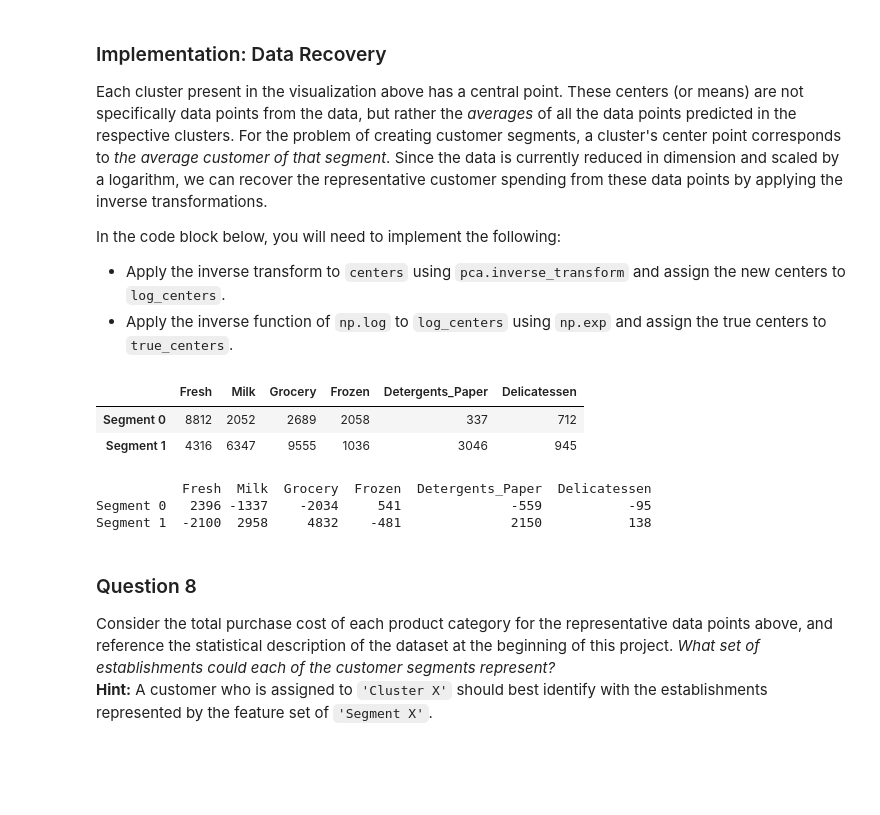
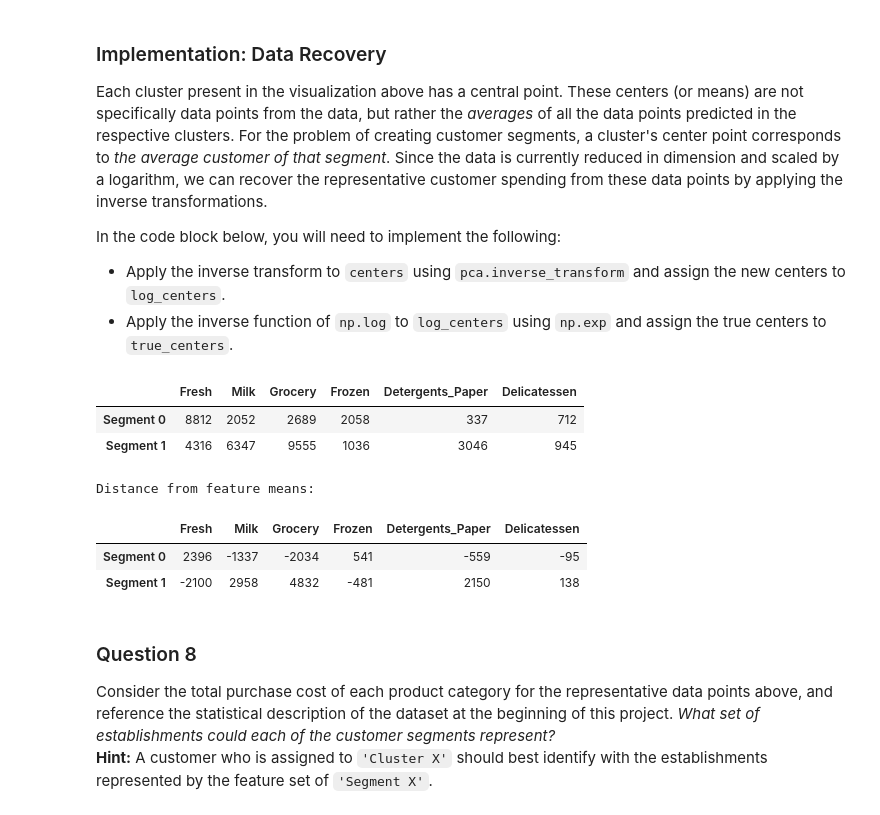
Before and after one commit to drpjm/udacity-mle-project3, a Jupyter notebook: customer_segments/customer_segments.ipynb, the cells around one changed output. Drawn from its saved outputs; the diff is of its cells as text; code cells hidden in the pictures; blank space fills up the shorter version.

```diff
--- a/customer_segments/customer_segments.ipynb
+++ b/customer_segments/customer_segments.ipynb
@@ -552,25 +555,27 @@ In the code block below, you will need to implement the following:
 # %%
 # Inverse transform the centers
 log_centers = pca.inverse_transform(centers)
 # print log_centers
 
 # Exponentiate the centers
 true_centers = np.exp(log_centers)
 
 # Display the true centers
 segments = ['Segment {}'.format(i) for i in range(0,len(centers))]
 true_centers = pd.DataFrame(np.round(true_centers), columns = data.keys())
 true_centers.index = segments
 display(true_centers)
 # Comparing the centers to the means of the data.
-print true_centers - np.exp(good_data.mean()).astype(int)
+print "Distance from feature means:"
+display(true_centers - np.exp(good_data.mean()).astype(int))
 # %% [output]
 |  | Fresh | Milk | Grocery | Frozen | Detergents_Paper | Delicatessen |
 | Segment 0 | 8812 | 2052 | 2689 | 2058 | 337 | 712 |
 | Segment 1 | 4316 | 6347 | 9555 | 1036 | 3046 | 945 |
-           Fresh  Milk  Grocery  Frozen  Detergents_Paper  Delicatessen
-Segment 0   2396 -1337    -2034     541              -559           -95
-Segment 1  -2100  2958     4832    -481              2150           138
+Distance from feature means:
+|  | Fresh | Milk | Grocery | Frozen | Detergents_Paper | Delicatessen |
+| Segment 0 | 2396 | -1337 | -2034 | 541 | -559 | -95 |
+| Segment 1 | -2100 | 2958 | 4832 | -481 | 2150 | 138 |
 # %% [markdown]
 ### Question 8
 Consider the total purchase cost of each product category for the representative data points above, and reference the statistical description of the dataset at the beginning of this project. *What set of establishments could each of the customer segments represent?*
```
Also changed, not shown: parts of 5 cells of this notebook, 1 other file.
